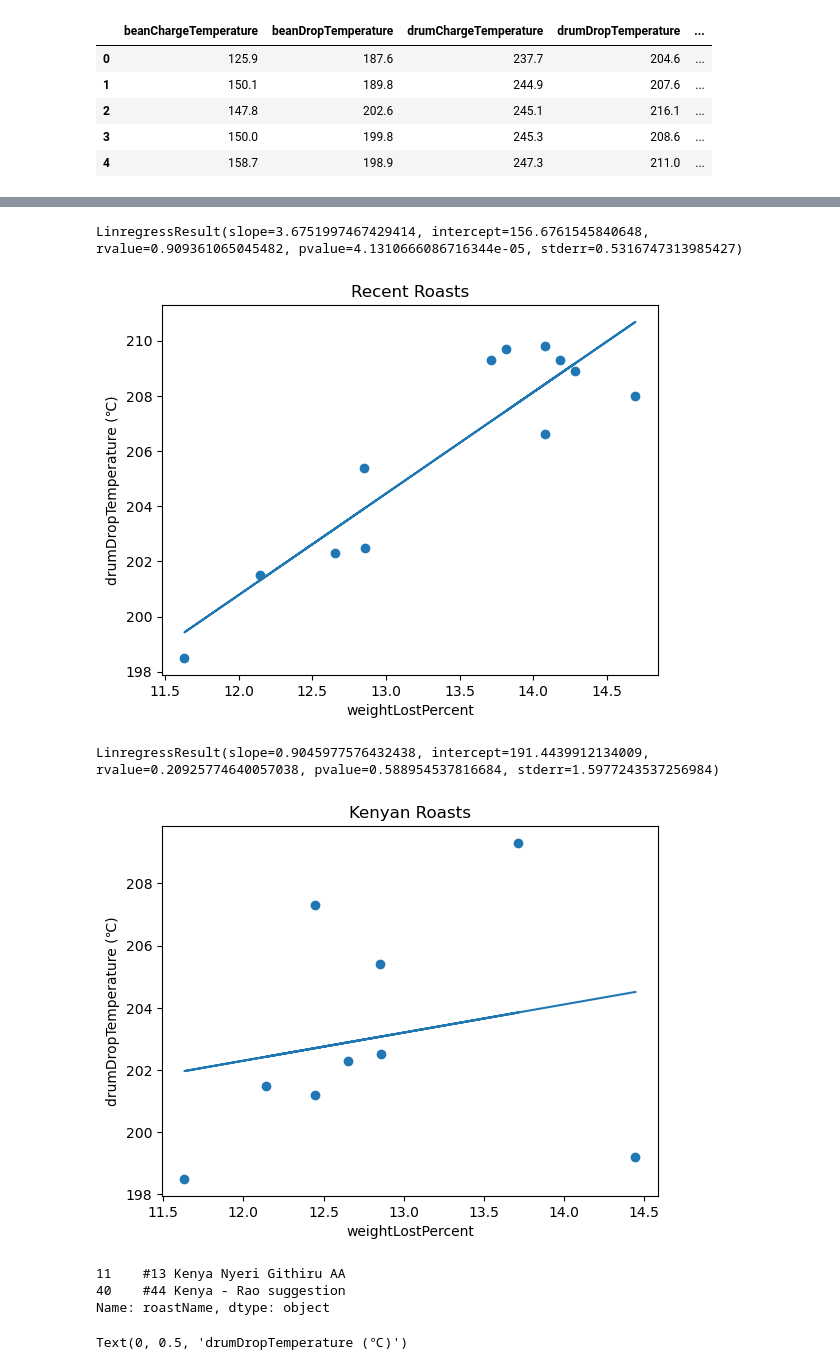
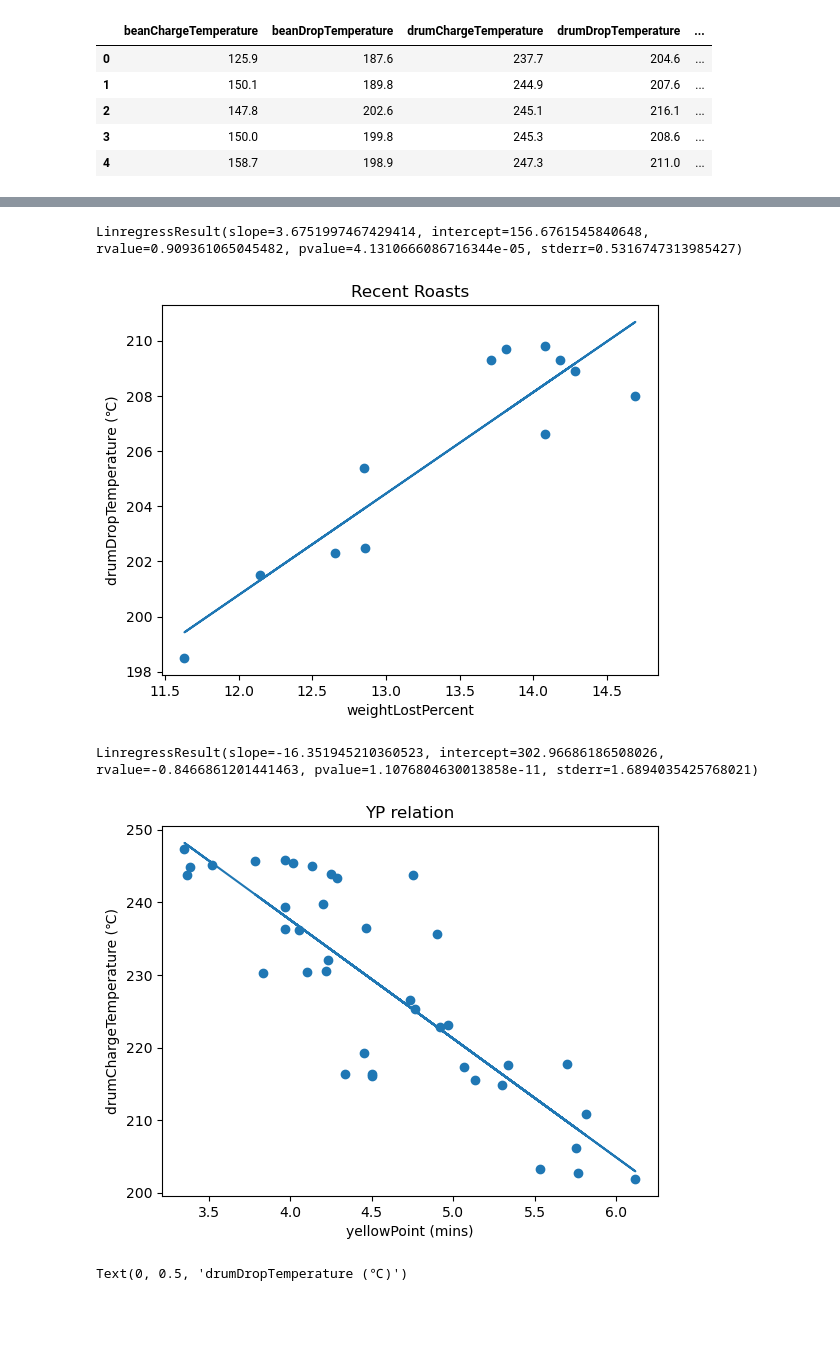
Before and after one commit to rockpyer/bullet_coffee_roasting, a Jupyter notebook: RoastingEval-MultiLoad2.ipynb, the cells around one changed output, grey strips where cells are left out. Saved outputs shown, nothing was run; the diff lists cells and outputs as text; code cells hidden in the pictures; blank space fills up the shorter version.

```diff
--- a/RoastingEval-MultiLoad2.ipynb
+++ b/RoastingEval-MultiLoad2.ipynb
@@ -21,6 +21,7 @@ import json
 import numpy as np
 import matplotlib.pyplot as plt
 from matplotlib.cm import get_cmap
+import scipy.stats as stats
 pd.set_option('display.max_columns', 55)
 
 # Load from roasTime repository on macOS
@@ -73,6 +74,11 @@ if df['dateTime'].dtype != 'datetime64[ns]':
 df['weightLostPercent'] = 100 * (df['weightGreen'] - df['weightRoasted']) / df['weightGreen']
 df['weightLostPercent'].where(df['weightLostPercent'] < 17, np.nan, inplace = True)  ## Future change to 50, 17 is too low
 
+# Fix low and high pre-heat errors (replace drumChargeTemperature w/ PH temp when z value > 3)
+# May want to edit raw json file if you still have bad preheat temps
+df['drumChargeTemperature'].where(abs(stats.zscore(df.drumChargeTemperature-df.preheatTemperature)) < 3,
+                                  df['preheatTemperature'], inplace = True)
+
 # calulate difference of beanDropTemp and beanChargeTemp (not ITBS, this should relative)   # maybe
 df['deltaTemp'] = df['beanDropTemperature'] - df['beanChargeTemperature']
 
@@ -171,7 +177,7 @@ point_df.indexYellowingStart = point_df.indexYellowingStart.fillna(value=np.nan)
 # %%
 ### Enrich Point_DF ###
 
-# Enrichment Goals:
+# Goals:
 # first(MAX ROR) [Done = TP, Yellow, FC, weight lost]
 # next (drying-malliard-dev times, and mean ROR between points & phases)
 # then (ROR changes after FC, 2nd Derivitive)
@@ -198,6 +204,7 @@ for name, group in roastName_df:
 # replace missing or bad YP pick with autoYP165   ### Probably should just switch all YP to autoYP165
 point_df.loc[(point_df.indexYellowingStart < 1), 'indexYellowingStart'] = point_df.index165PT
 point_df.loc[(point_df.indexYellowingStart.isnull()), 'indexYellowingStart'] = point_df.index165PT
+point_df['yellowPoint'] = point_df.indexYellowingStart/60/2
 # replace bad FC points with np.nan. # Ryan why didn't you use the .replace() function?
 point_df.loc[(point_df.indexFirstCrackStart == 0),'indexFirstCrackStart'] = np.nan
 point_df.loc[(point_df.indexFirstCrackStart >10000),'indexFirstCrackStart'] = np.nan
@@ -297,8 +317,8 @@ for n in point_df.roastName:
 kenya_df = point_df[point_df.roastName.isin(kenya_list)]
 
 # Regression (y=mx+b) for bean_df
-df_no_missing = bean_df[['weightLostPercent','drumDropTemperature','beanId','roastName']].dropna()
-allbean_df = point_df[['weightLostPercent','drumDropTemperature','beanId','roastName']].dropna()
+df_no_missing = bean_df[['drumChargeTemperature','weightLostPercent','drumDropTemperature','beanId','roastName','yellowPoint']].dropna()
+allbean_df = point_df[['drumChargeTemperature','weightLostPercent','drumDropTemperature','beanId','roastName','yellowPoint']].dropna()
 
 x_name = 'weightLostPercent'
 y_name = 'drumDropTemperature'
@@ -316,47 +336,42 @@ plt.title('Recent Roasts')
 plt.xlabel('weightLostPercent')
 plt.ylabel('drumDropTemperature (℃)')
 plt.scatter(x, y)
 plt.plot(x, mymodel)
 plt.show()
 
-# Regression (y=mx+b) for kenya_df
+# Regression (y=mx+b) for YP time
 df_no_missing2 = kenya_df[['weightLostPercent','drumDropTemperature','beanId','roastName']].dropna()
 
-x_name = 'weightLostPercent'
-y_name = 'drumDropTemperature'
+x_name = 'yellowPoint' # user input
+y_name = 'drumChargeTemperature' # user input
 
-x= df_no_missing2[x_name]
-y= df_no_missing2[y_name]
-
+x= allbean_df[x_name]
+y= allbean_df[y_name]
 slope, intercept, r, p, std_err = stats.linregress(x, y)
 print ('\n\n')
 print (stats.linregress(x, y) )
 def myfunc(x):
   return slope * x + intercept
 
 mymodel = list(map(myfunc, x))
-plt.title('Kenyan Roasts')
-plt.xlabel('weightLostPercent')
-plt.ylabel('drumDropTemperature (℃)')
+plt.title('YP relation')
+plt.xlabel(f'{x_name} (mins)')
+plt.ylabel(f'{y_name} (℃)')
 plt.scatter(x, y)
 plt.plot(x, mymodel)
 plt.show()
 
-display(df_no_missing2.loc[(df_no_missing2.drumDropTemperature<200),'roastName'])
-
+# plot for all roasts no regression
 groups = allbean_df.groupby('beanId')
 for name, group in groups:
     plt.plot(group[x_name], group[y_name], marker='o', linestyle='', markersize=6, label=name)
 plt.title('All Roasts')
 plt.xlabel('weightLostPercent')
 plt.ylabel('drumDropTemperature (℃)')
 #plt.legend()
 # %% [output]
 LinregressResult(slope=3.6751997467429414, intercept=156.6761545840648, rvalue=0.909361065045482, pvalue=4.1310666086716344e-05, stderr=0.5316747313985427)
 [figure]
-LinregressResult(slope=0.9045977576432438, intercept=191.4439912134009, rvalue=0.20925774640057038, pvalue=0.588954537816684, stderr=1.5977243537256984)
+LinregressResult(slope=-16.351945210360523, intercept=302.96686186508026, rvalue=-0.8466861201441463, pvalue=1.1076804630013858e-11, stderr=1.6894035425768021)
-[figure, old version]
+[figure, new version]
-11    #13 Kenya Nyeri Githiru AA
-40    #44 Kenya - Rao suggestion
-Name: roastName, dtype: object
+Text(0, 0.5, 'drumDropTemperature (℃)')
-Text(0, 0.5, 'drumDropTemperature (℃)')
```
Also changed, not shown: parts of 8 cells of this notebook.
